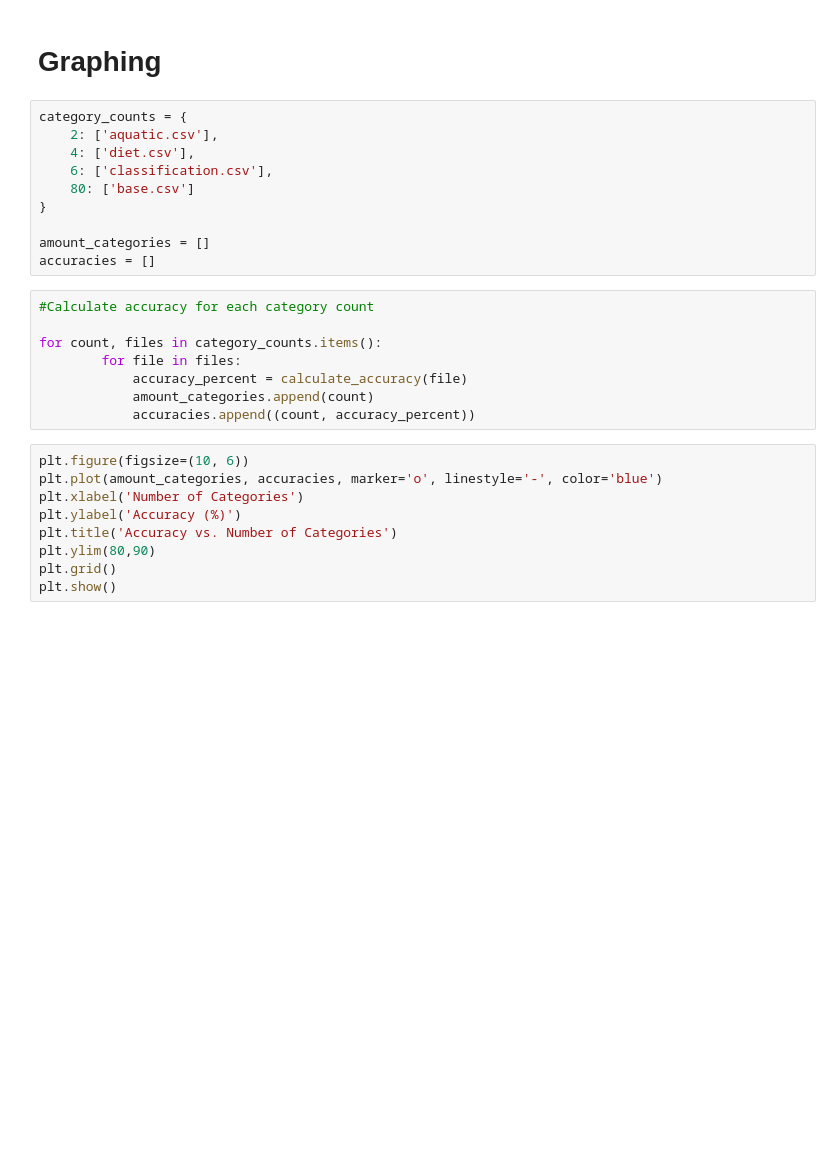
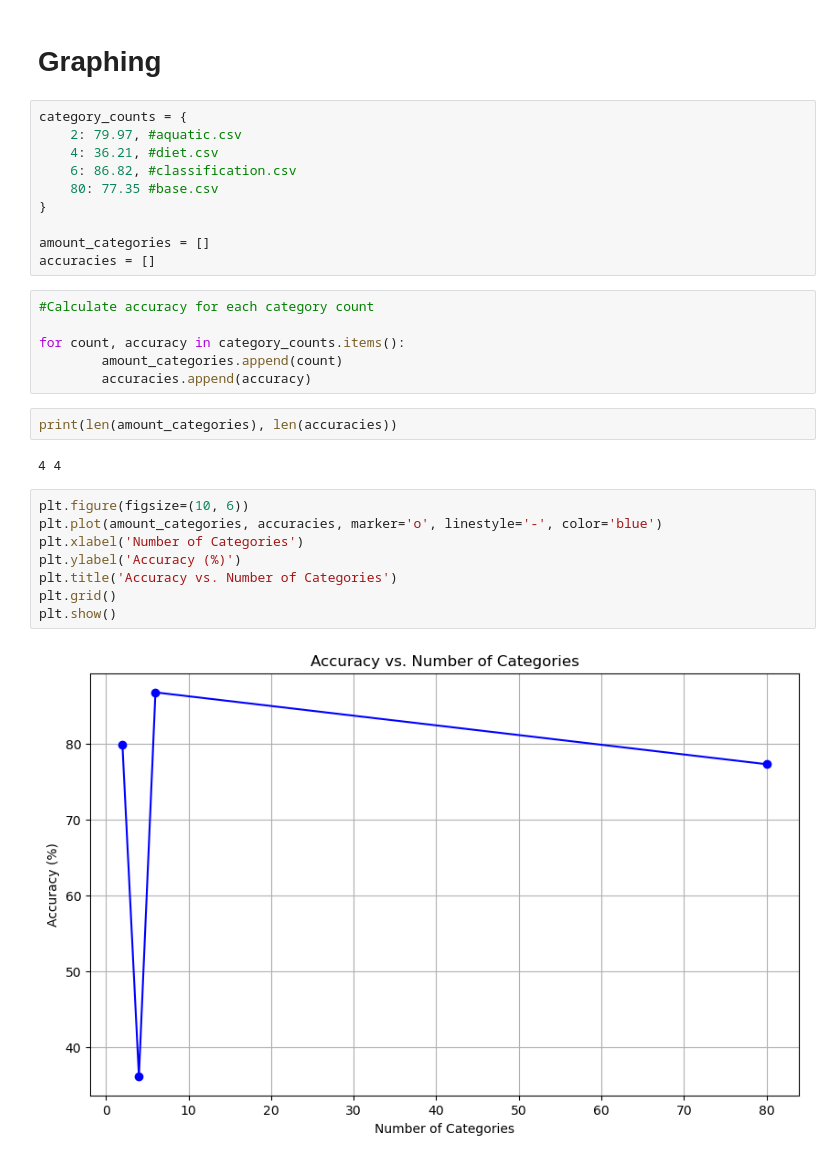
Before and after one commit to anthony-lamelas/Labeling_Accuracy, a Jupyter notebook: animal21/animal21_accuracy.ipynb, the cells around one changed output. Drawn from its saved outputs; the diff is of its cells as text; blank space fills up the shorter version.

Commit message:
Fixed Graph

```diff
--- a/animal21/animal21_accuracy.ipynb
+++ b/animal21/animal21_accuracy.ipynb
@@ -228,10 +232,10 @@ Total number of animals: 80
 # Graphing
 # %%
 category_counts = {
-    2: ['aquatic.csv'],
-    4: ['diet.csv'],
-    6: ['classification.csv'],
-    80: ['base.csv']
+    2: 79.97, #aquatic.csv
+    4: 36.21, #diet.csv
+    6: 86.82, #classification.csv
+    80: 77.35 #base.csv
 }
 
 amount_categories = []
@@ -239,17 +243,20 @@ accuracies = []
 # %%
 #Calculate accuracy for each category count
 
-for count, files in category_counts.items():
-        for file in files:
-            accuracy_percent = calculate_accuracy(file)
-            amount_categories.append(count)
-            accuracies.append((count, accuracy_percent))
+for count, accuracy in category_counts.items():
+        amount_categories.append(count)
+        accuracies.append(accuracy)
+# %%
+print(len(amount_categories), len(accuracies))
+# %% [output]
+4 4
 # %%
 plt.figure(figsize=(10, 6))
 plt.plot(amount_categories, accuracies, marker='o', linestyle='-', color='blue')
 plt.xlabel('Number of Categories')
 plt.ylabel('Accuracy (%)')
 plt.title('Accuracy vs. Number of Categories')
-plt.ylim(80,90)
 plt.grid()
 plt.show()
+# %% [output]
+[figure, added]
```
Also changed, not shown: parts of 4 cells of this notebook.
